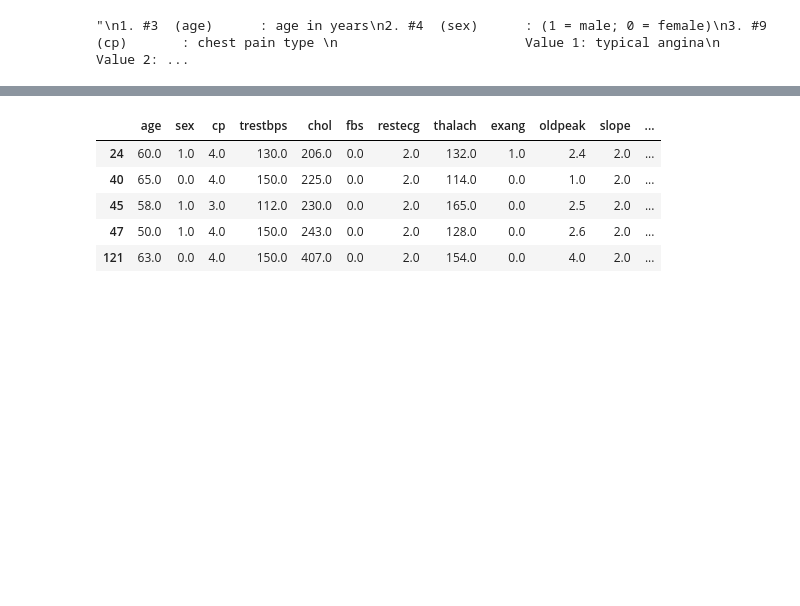
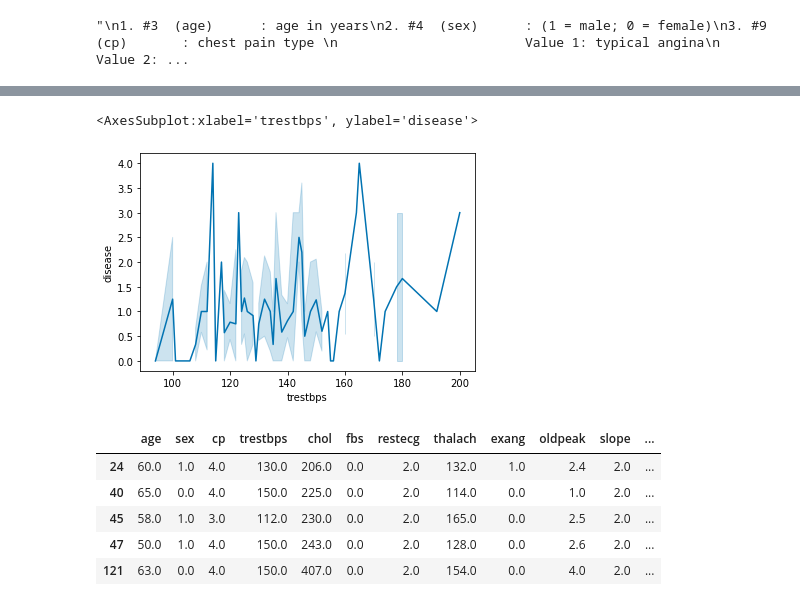
Before and after one commit to aditijain6/heart-disease-classification, a Jupyter notebook: heart_disease_classification.ipynb, the cells around one changed output, grey strips where cells are left out. Drawn from its saved outputs; the diff is of its cells as text; code cells hidden in the pictures; blank space fills up the shorter version.

```diff
--- a/heart_disease_classification.ipynb
+++ b/heart_disease_classification.ipynb
@@ -86,3 +118,8 @@ sns.relplot(x='oldpeak', y='disease',data=data)
+# %%
+sns.lineplot(x='trestbps', y='disease', data=data)
+# %% [output]
+<AxesSubplot:xlabel='trestbps', ylabel='disease'>
+[figure, added]
 # %%
 data[data.disease == 4].head()
 # %% [output]
```
Also changed, not shown: parts of 17 cells of this notebook.
